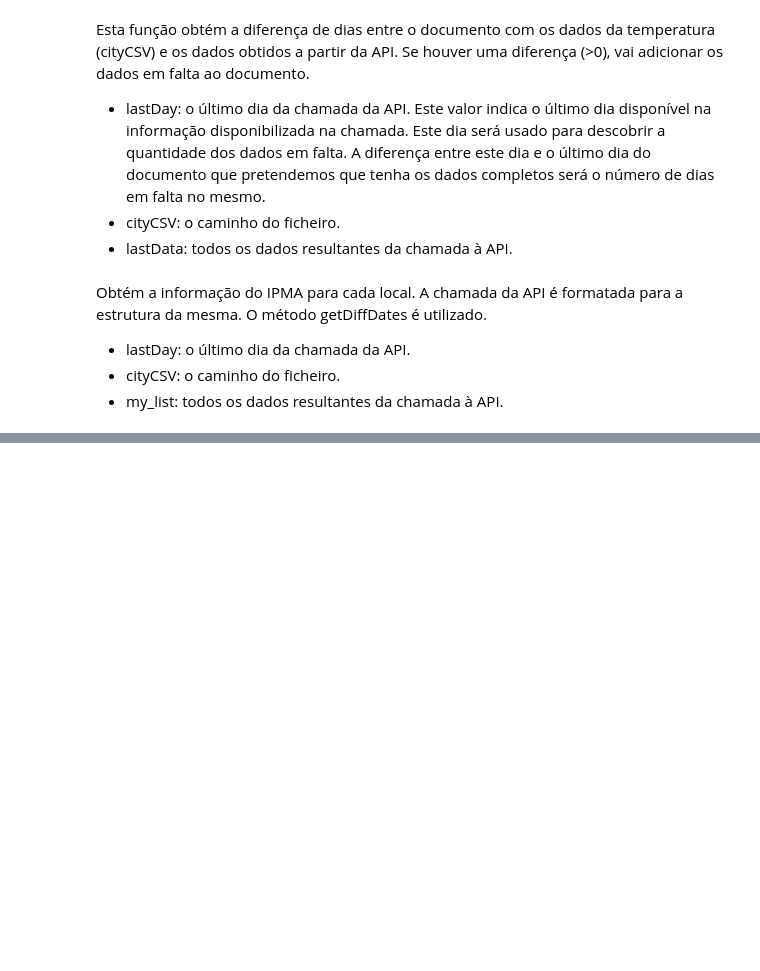
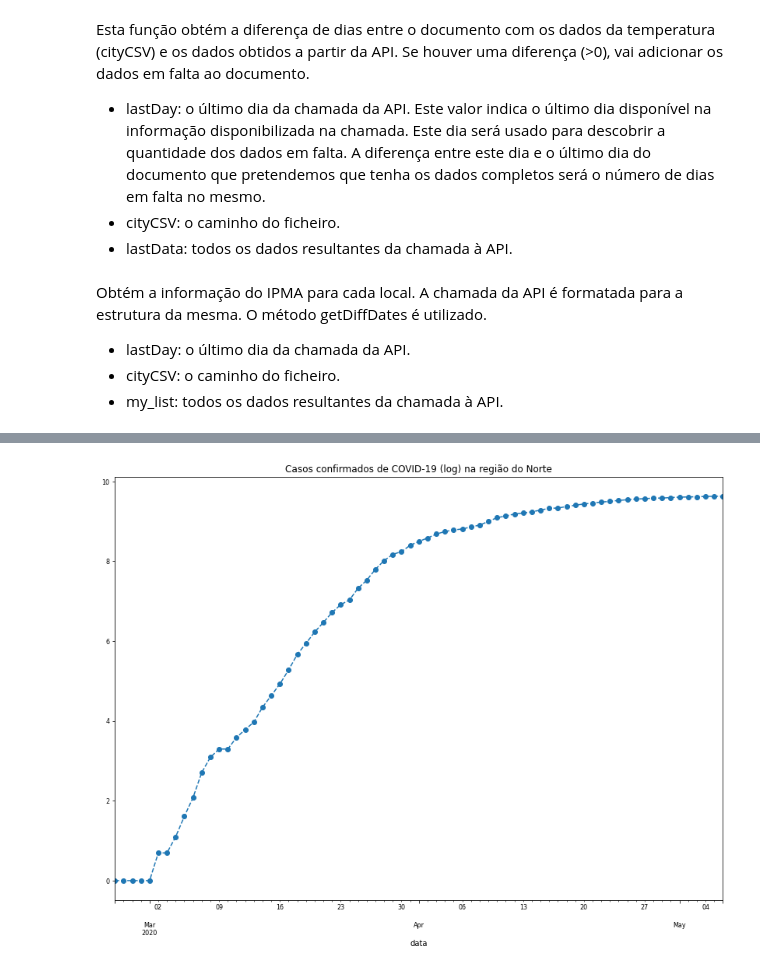
Before and after one commit to xRAFPx/AAII, a Jupyter notebook: Data_Analysis.ipynb, the cells around one changed output, grey strips where cells are left out. Drawn from its saved outputs; the diff is of its cells as text; code cells hidden in the pictures; blank space fills up the shorter version.

```diff
--- a/Data_Analysis.ipynb
+++ b/Data_Analysis.ipynb
@@ -373,0 +347,9 @@ plot_Deaths(deathsForMonth, df_death)
+# %%
+def plot_confirmed_log_Norte(df):
+  df['confirmados_arsnorte_log'].plot(
+    kind='line',
+    title='Casos confirmados de COVID-19 (log) na região do Norte',
+    linestyle='--',
+    marker='o',
+    fontsize=8,
+    figsize=(14, 10))
@@ -373,0 +514,4 @@ plot_Deaths(deathsForMonth, df_death)
+# %%
+plot_confirmed_log_Norte(df_region)
+# %% [output]
+[figure, added]
```
Also changed, not shown: parts of 132 cells of this notebook.
